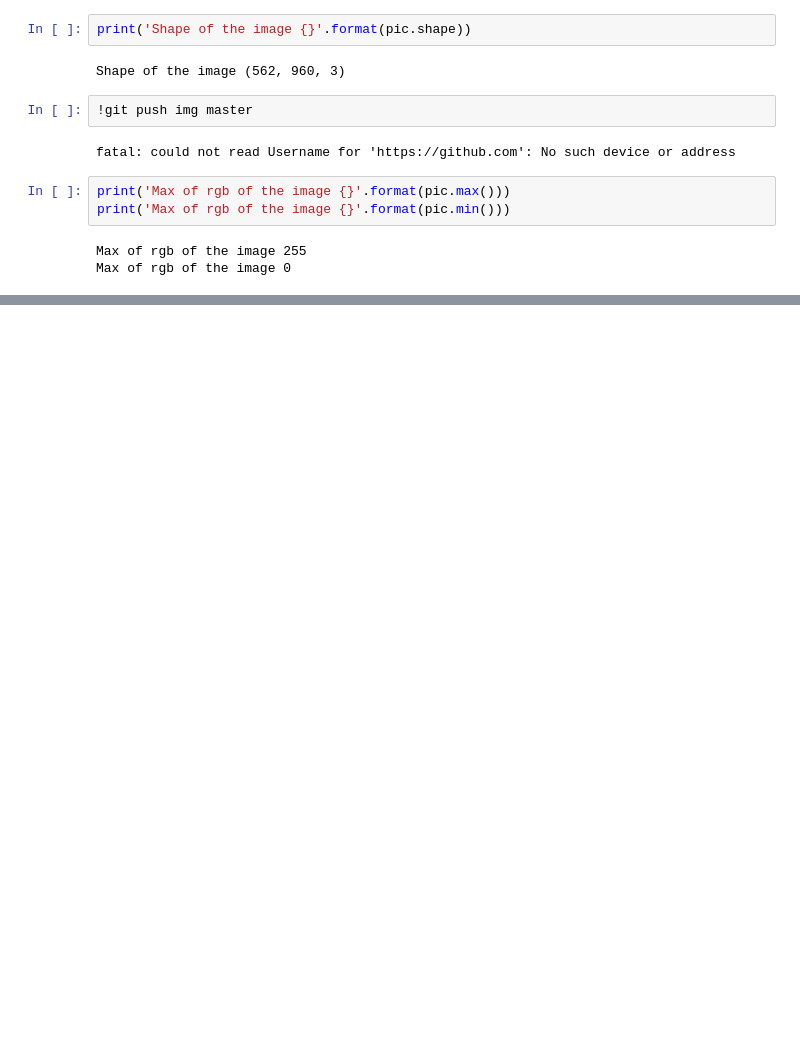
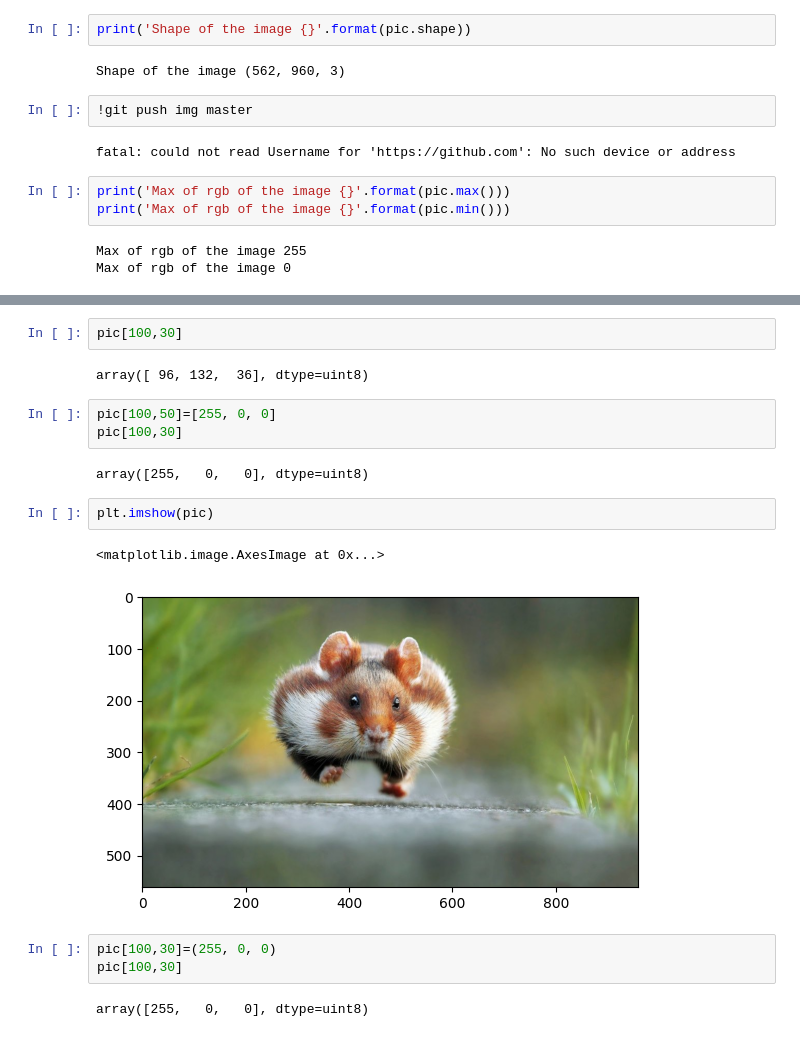
Before and after one commit to SIBI-MS/Image-Processing, a Jupyter notebook: Untitled0.ipynb, the cells around one changed output, grey strips where cells are left out. Saved outputs shown, nothing was run; the diff lists cells and outputs as text; blank space fills up the shorter version.

```diff
--- a/Untitled0.ipynb
+++ b/Untitled0.ipynb
@@ -164,0 +172,19 @@ Max of rgb of the image 0
+# %%
+pic[100,30]
+# %% [output]
+array([ 96, 132,  36], dtype=uint8)
+# %%
+pic[100,50]=[255, 0, 0]
+pic[100,30]
+# %% [output]
+array([255,   0,   0], dtype=uint8)
+# %%
+plt.imshow(pic)
+# %% [output]
+<matplotlib.image.AxesImage at 0x...>
+[figure, added]
+# %%
+pic[100,30]=(255, 0, 0)
+pic[100,30]
+# %% [output]
+array([255,   0,   0], dtype=uint8)
```
Also changed, not shown: parts of 3 cells of this notebook.
